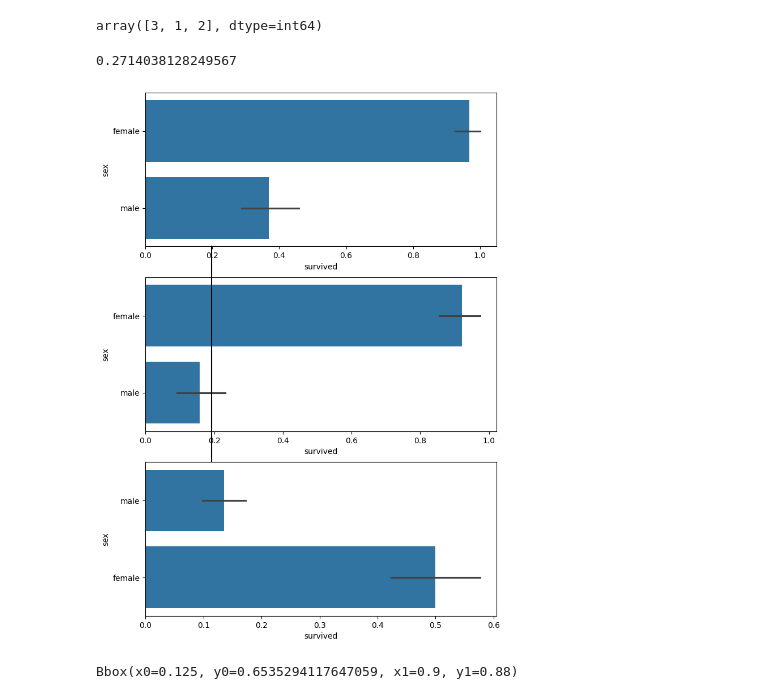
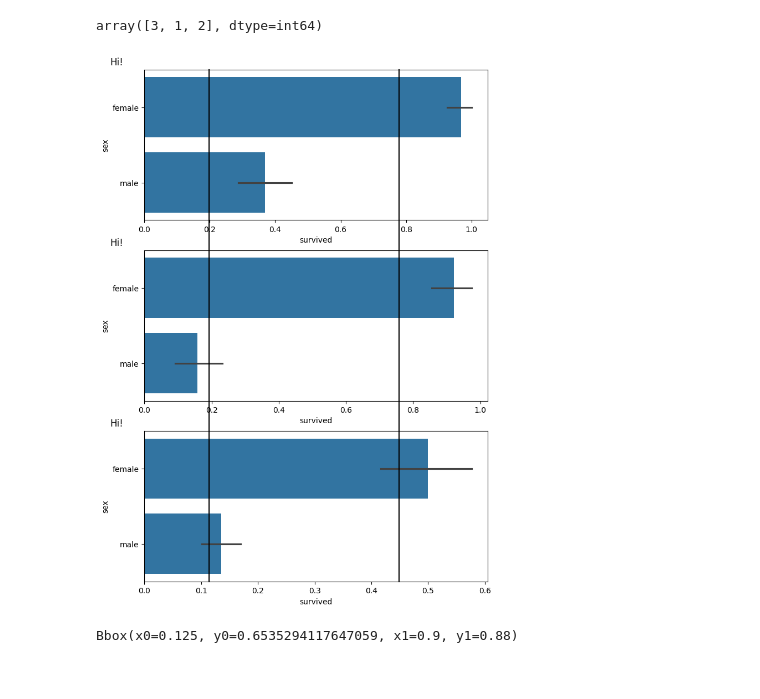
Before and after one commit to IMOsbo/DATA6550-Visualization, a Jupyter notebook: Code/Osborne/IsaiahOsborneVisualization.ipynb, the cells around one changed output. Saved outputs shown, nothing was run; the diff lists cells and outputs as text; code cells hidden in the pictures.

Commit message:
Basic (really rough) chart layout working!

```diff
--- a/Code/Osborne/IsaiahOsborneVisualization.ipynb
+++ b/Code/Osborne/IsaiahOsborneVisualization.ipynb
@@ -46,31 +46,38 @@ Average survival rate for men: 18.89%
 titanic["pclass"].unique()
 # %% [output]
 array([3, 1, 2], dtype=int64)
-# %%
-base = axis[0].get_position().x0
-limit = axis[0].get_position().x1
-
-yBase = axis[0].get_position().y0
-yLimit = axis[-1].get_position().y1
-
-xValue = (limit - base) * averageRateMen + base
-xValue
-# %% [output]
-0.2714038128249567
-# %%
-figure, axis = plt.subplots(nrows=3)
-figure.set_size_inches(8, 12)
-
-for i in range(3):
-    sns.barplot(
-        data=titanic[titanic["pclass"] == i + 1], x="survived", y="sex", ax=axis[i]
-    )
-
-figure.add_artist(lines.Line2D([xValue, xValue], [yBase, yLimit], color="black"))
-
-plt.show()
-# %% [output]
-[figure, removed]
+# %%
+figure, axis = plt.subplots(nrows=3)
+figure.set_size_inches(8, 12)
+
+
+for i in range(3):
+    filteredData = titanic[titanic["pclass"] == i + 1].sort_values("sex")
+    graph = sns.barplot(data=filteredData, x="survived", y="sex", ax=axis[i])
+    graph.set_title("Hi!", loc="left", x=-0.1)
+
+# plt.subplots_adjust(left=0.5)
+
+# https://matplotlib.org/stable/api/_as_gen/matplotlib.axes.Axes.get_position.html#matplotlib.axes.Axes.get_position
+base = axis[0].get_position().x0
+limit = axis[0].get_position().x1
+
+yBase = axis[0].get_position().y1
+yLimit = axis[-1].get_position().y0
+
+xValueMen = (limit - base) * averageRateMen + base
+xValueWomen = (limit - base) * averageRateWomen + base
+
+
+# https://matplotlib.org/stable/gallery/misc/fig_x.html
+figure.add_artist(lines.Line2D([xValueMen, xValueMen], [yBase, yLimit], color="black"))
+figure.add_artist(
+    lines.Line2D([xValueWomen, xValueWomen], [yBase, yLimit], color="black")
+)
+
+plt.show()
+# %% [output]
+[figure, added]
 # %%
 # axis[0].set_title("How does gender affect survival rates?")
 # %% [output]
```
